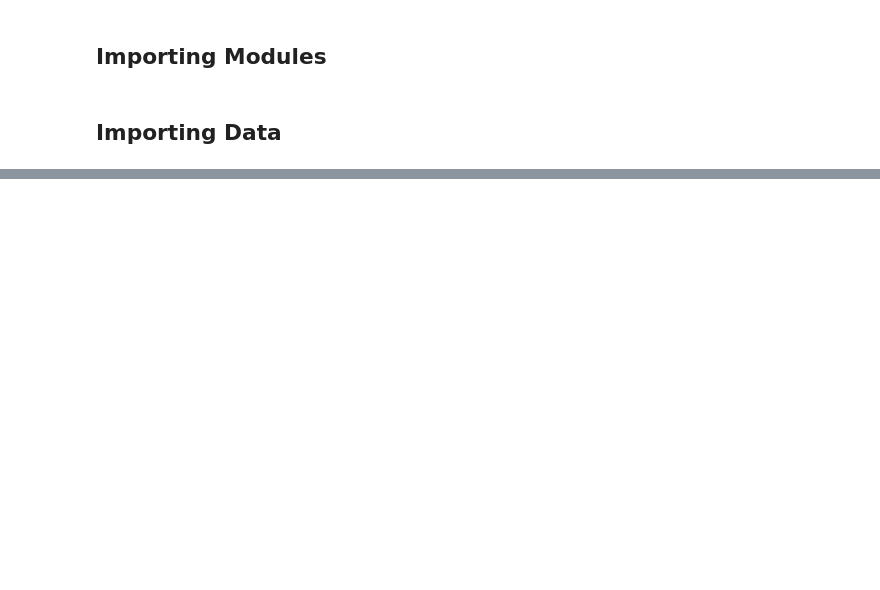
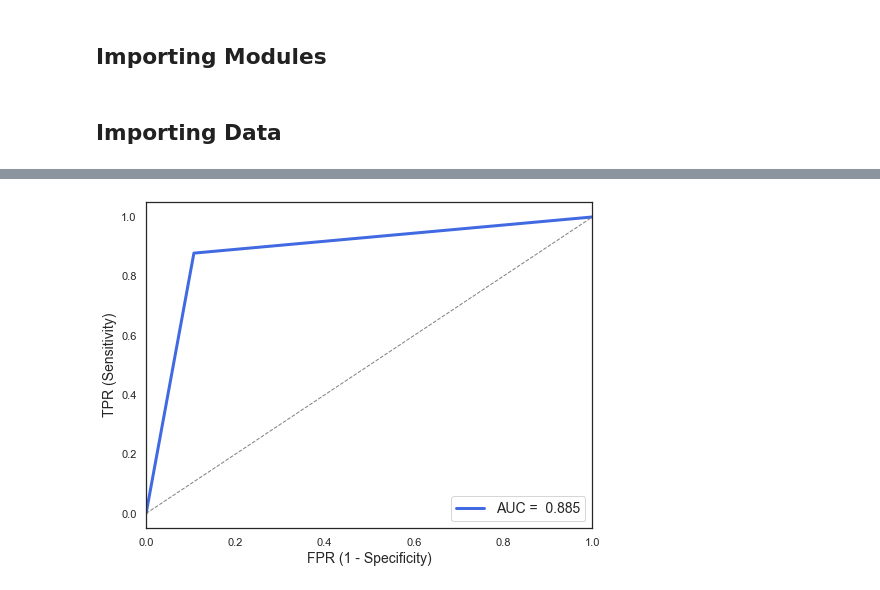
Before and after one commit to ShivaniTyagi1206/Heart-Disease-Classification-Models, a Jupyter notebook: Code/Heart Disease Classification Models.ipynb, the cells around one changed output, grey strips where cells are left out. Cells and saved outputs as stored; diff of their text form; code cells hidden in the pictures; blank space fills up the shorter version.

```diff
--- a/Code/Heart Disease Classification Models.ipynb
+++ b/Code/Heart Disease Classification Models.ipynb
@@ -46,0 +237,5 @@ df.head(5)
+# %%
+# Creating dummy Variables for all categorical Variables except FastingBS, it is alreay 0 & 1
+X_encoded = pd.get_dummies(X, columns = ['Sex', 'ChestPainType' ,
+                                        'RestingECG', 'ExerciseAngina', 'ST_Slope'])
+X_encoded.head()
@@ -46,0 +260,9 @@ df.head(5)
+# %%
+# Creating a Logistic Regression Model
+logreg = LogisticRegression()
+
+# Fit Logistic Regression Model
+lrm = logreg.fit(X_train,Y_train)
+
+# Predict on test set
+Y_pred = lrm.predict(X_test)
@@ -46,0 +371,16 @@ df.head(5)
+# %%
+fpr, tpr, thres = roc_curve(Y_test.astype(int), Y_pred.astype(int))
+auc = roc_auc_score(Y_test, Y_pred)
+
+plt.figure(figsize=(8, 6))
+
+plt.plot(fpr, tpr, color='royalblue', lw=3, label=f'AUC = {auc: 0.3f}')
+
+plt.plot([0, 1], [0, 1], color='gray', lw=1, linestyle='--')
+plt.xlim([0.0, 1.0])
+plt.xlabel('FPR (1 - Specificity)', fontsize = 14)
+plt.ylabel('TPR (Sensitivity)', fontsize = 14)
+plt.legend(loc='lower right', fontsize = 14)
+plt.show();
+# %% [output]
+[figure, added]
```
Also changed, not shown: parts of 58 cells of this notebook.
